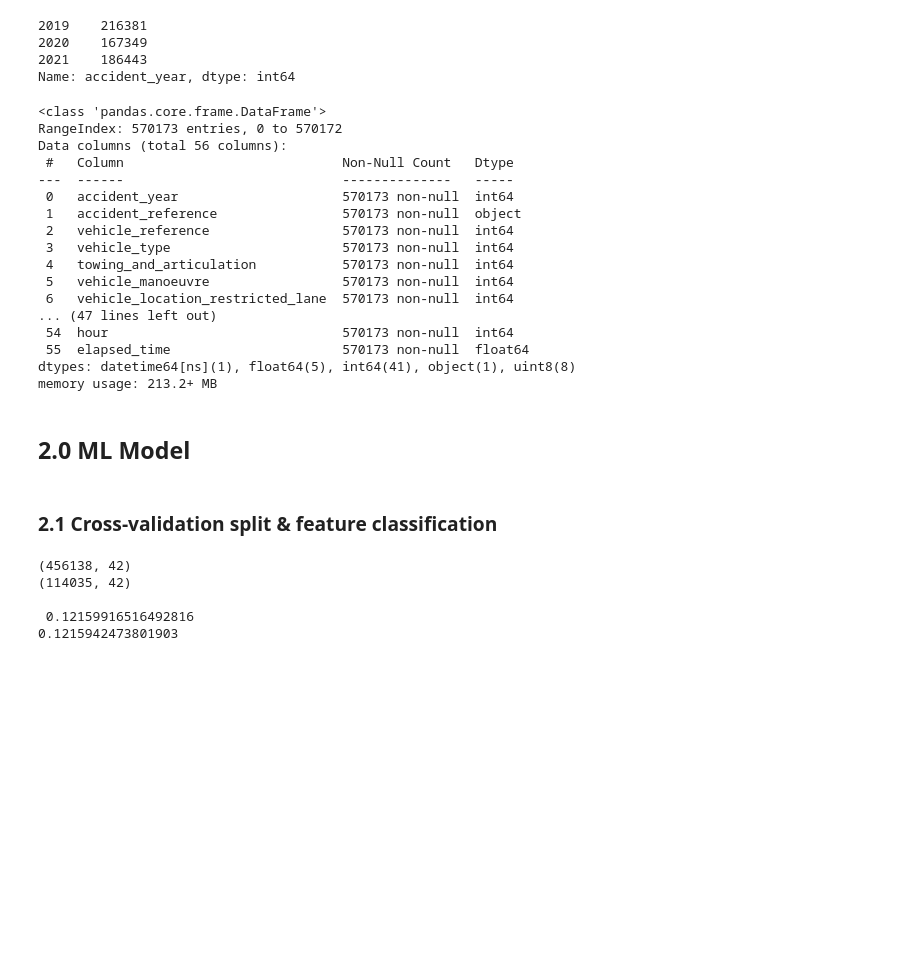
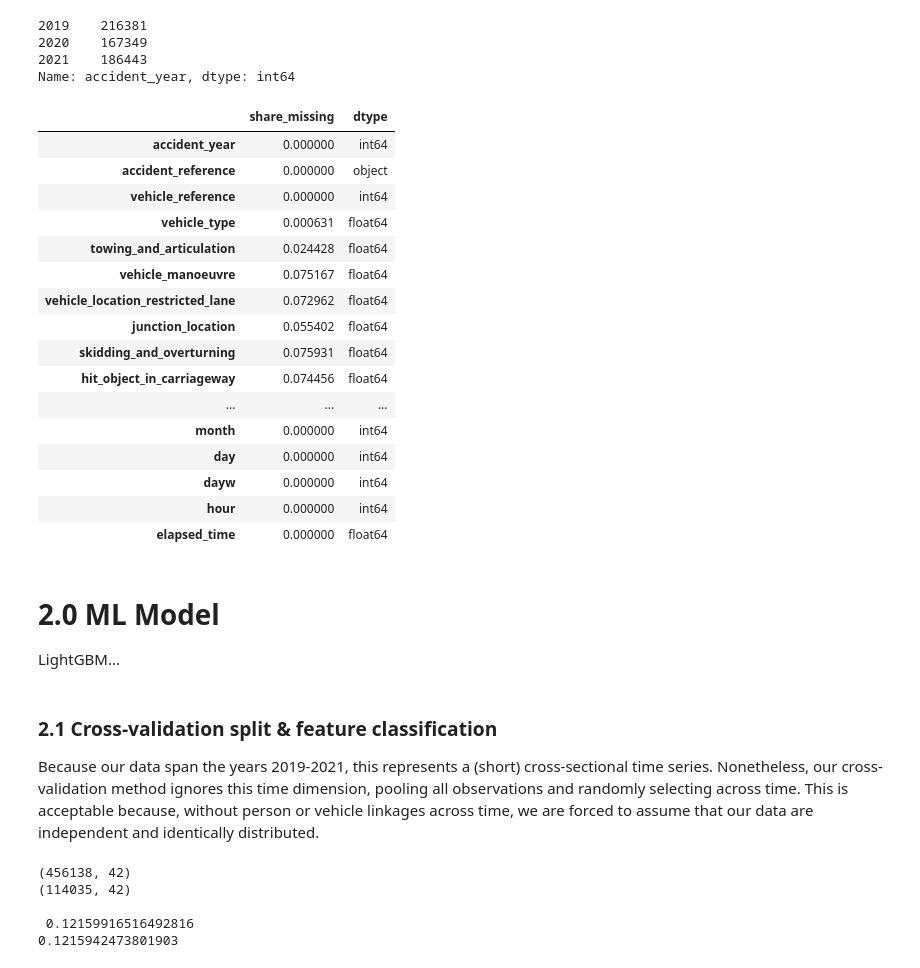
Before and after one commit to kingjosephm/gb_vehicle_injuries, a Jupyter notebook: analysis.ipynb, the cells around one changed output. Saved outputs shown, nothing was run; the diff lists cells and outputs as text; code cells hidden in the pictures; blank space fills up the shorter version.

```diff
--- a/analysis.ipynb
+++ b/analysis.ipynb
@@ -79,30 +83,36 @@ df['accident_year'].value_counts().sort_index()
 2020    167349
 2021    186443
 Name: accident_year, dtype: int64
-# %%
-df.info()
-# %% [output]
-<class 'pandas.core.frame.DataFrame'>
-RangeIndex: 570173 entries, 0 to 570172
-Data columns (total 56 columns):
- #   Column                            Non-Null Count   Dtype
----  ------                            --------------   -----
- 0   accident_year                     570173 non-null  int64
- 1   accident_reference                570173 non-null  object
- 2   vehicle_reference                 570173 non-null  int64
- 3   vehicle_type                      570173 non-null  int64
- 4   towing_and_articulation           570173 non-null  int64
- 5   vehicle_manoeuvre                 570173 non-null  int64
- 6   vehicle_location_restricted_lane  570173 non-null  int64
-... (47 lines left out)
- 54  hour                              570173 non-null  int64
- 55  elapsed_time                      570173 non-null  float64
-dtypes: datetime64[ns](1), float64(5), int64(41), object(1), uint8(8)
-memory usage: 213.2+ MB
+# %%
+df_summary = df.isnull().mean()
+df_summary = pd.concat([df_summary, df.dtypes], axis=1)
+df_summary.rename(columns={0: 'share_missing', 1: 'dtype'})
+# %% [output]
+|  | share_missing | dtype |
+| accident_year | 0.000000 | int64 |
+| accident_reference | 0.000000 | object |
+| vehicle_reference | 0.000000 | int64 |
+| vehicle_type | 0.000631 | float64 |
+| towing_and_articulation | 0.024428 | float64 |
+| vehicle_manoeuvre | 0.075167 | float64 |
+| vehicle_location_restricted_lane | 0.072962 | float64 |
+| junction_location | 0.055402 | float64 |
+| skidding_and_overturning | 0.075931 | float64 |
+| hit_object_in_carriageway | 0.074456 | float64 |
+| ... | ... | ... |
+| month | 0.000000 | int64 |
+| day | 0.000000 | int64 |
+| dayw | 0.000000 | int64 |
+| hour | 0.000000 | int64 |
+| elapsed_time | 0.000000 | float64 |
 # %% [markdown]
-## 2.0 ML Model
+# 2.0 ML Model
+
+LightGBM...
 # %% [markdown]
 ### 2.1 Cross-validation split & feature classification
+
+Because our data span the years 2019-2021, this represents a (short) cross-sectional time series. Nonetheless, our cross-validation method ignores this time dimension, pooling all observations and randomly selecting across time. This is acceptable because, without person or vehicle linkages across time, we are forced to assume that our data are independent and identically distributed.
 # %%
 data_config = {
             'categorical_features': [
```
Also changed, not shown: parts of 9 cells of this notebook.
